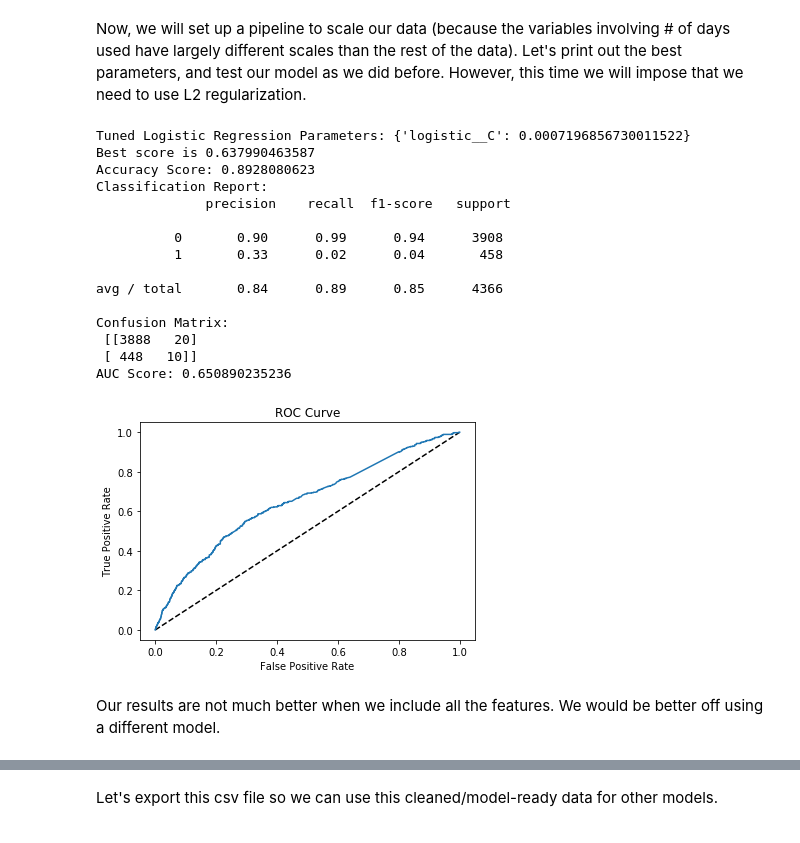
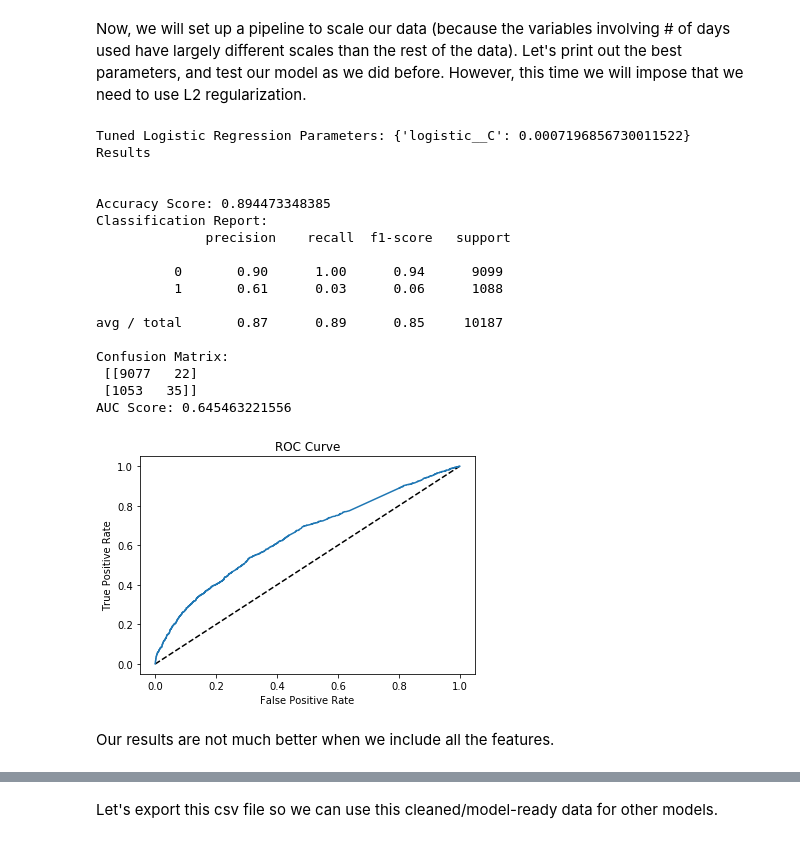
Before and after one commit to rajs96/data_science, a Jupyter notebook: drugAbuse_mentalHealth_proj/Models/logistic_regression/Logistic Regression Model.ipynb, the cells around one changed output, grey strips where cells are left out. Saved outputs shown, nothing was run; the diff lists cells and outputs as text; code cells hidden in the pictures.

Commit message:
fixed and finished logistic regression model

```diff
--- a/drugAbuse_mentalHealth_proj/Models/logistic_regression/Logistic Regression Model.ipynb
+++ b/drugAbuse_mentalHealth_proj/Models/logistic_regression/Logistic Regression Model.ipynb
@@ -269,67 +299,45 @@ y = df['Severe Psychological Distress Past Month'].values
 
 # Setup the pipeline
 steps = [('scaler', StandardScaler()),
          ('logistic', LogisticRegression(penalty='l2'))]
 
 pipeline = Pipeline(steps)
 
 # Specify the hyperparameter space
 c_space = np.logspace(-5, 8, 15)
 parameters = {'logistic__C': c_space}
 
 # Create train and test sets
 X_train, X_test, y_train, y_test = train_test_split(X, y, test_size=0.3, random_state=21)
 
 # Instantiate the GridSearchCV object: cv
 cv = GridSearchCV(pipeline, parameters,cv=5,scoring='roc_auc')
 
 # Fit to the training set
 cv.fit(X_train, y_train)
 
 # Print the tuned parameters and score
 print("Tuned Logistic Regression Parameters: {}".format(cv.best_params_))
-print("Best score is {}".format(cv.best_score_))
-
-# predict the data
-y_pred = cv.predict(X_test)
-# accuracy on the test set
-print("Accuracy Score: {}".format(accuracy_score(y_pred,y_test)))
-
-# classification report on the test set
-print("Classification Report: \n {}".format(classification_report(y_test,y_pred)))
-
-# confusion matrix on the test set
-print("Confusion Matrix: \n {}".format(confusion_matrix(y_test,y_pred)))
-
-# AUC score on the test set
-print("AUC Score: {}".format(roc_auc_score(y_test,cv.predict_proba(X_test)[:,1])))
-
-# Generate ROC curve values: fpr, tpr, thresholds
-fpr, tpr, thresholds = roc_curve(y_test, cv.predict_proba(X_test)[:,1])
-
-# Plot ROC curve
-plt.plot([0, 1], [0, 1], 'k--')
-plt.plot(fpr, tpr)
-plt.xlabel('False Positive Rate')
-plt.ylabel('True Positive Rate')
-plt.title('ROC Curve')
-plt.show()
+# see results on training data
+model_results(cv,X_train,y_train)
 # %% [output]
 Tuned Logistic Regression Parameters: {'logistic__C': 0.0007196856730011522}
-Best score is 0.637990463587
-Accuracy Score: 0.8928080623
+Results
+
+
+Accuracy Score: 0.894473348385
 Classification Report:
               precision    recall  f1-score   support
 
-          0       0.90      0.99      0.94      3908
-          1       0.33      0.02      0.04       458
+          0       0.90      1.00      0.94      9099
+          1       0.61      0.03      0.06      1088
 
-avg / total       0.84      0.89      0.85      4366
+avg / total       0.87      0.89      0.85     10187
 
 Confusion Matrix:
- [[3888   20]
- [ 448   10]]
-AUC Score: 0.650890235236
+ [[9077   22]
+ [1053   35]]
+AUC Score: 0.645463221556
-[figure, old version]
+[figure, new version]
 # %% [markdown]
-Our results are not much better when we include all the features. We would be better off using a different model.
+Our results are not much better when we include all the features.
```
Also changed, not shown: parts of 6 cells of this notebook.
